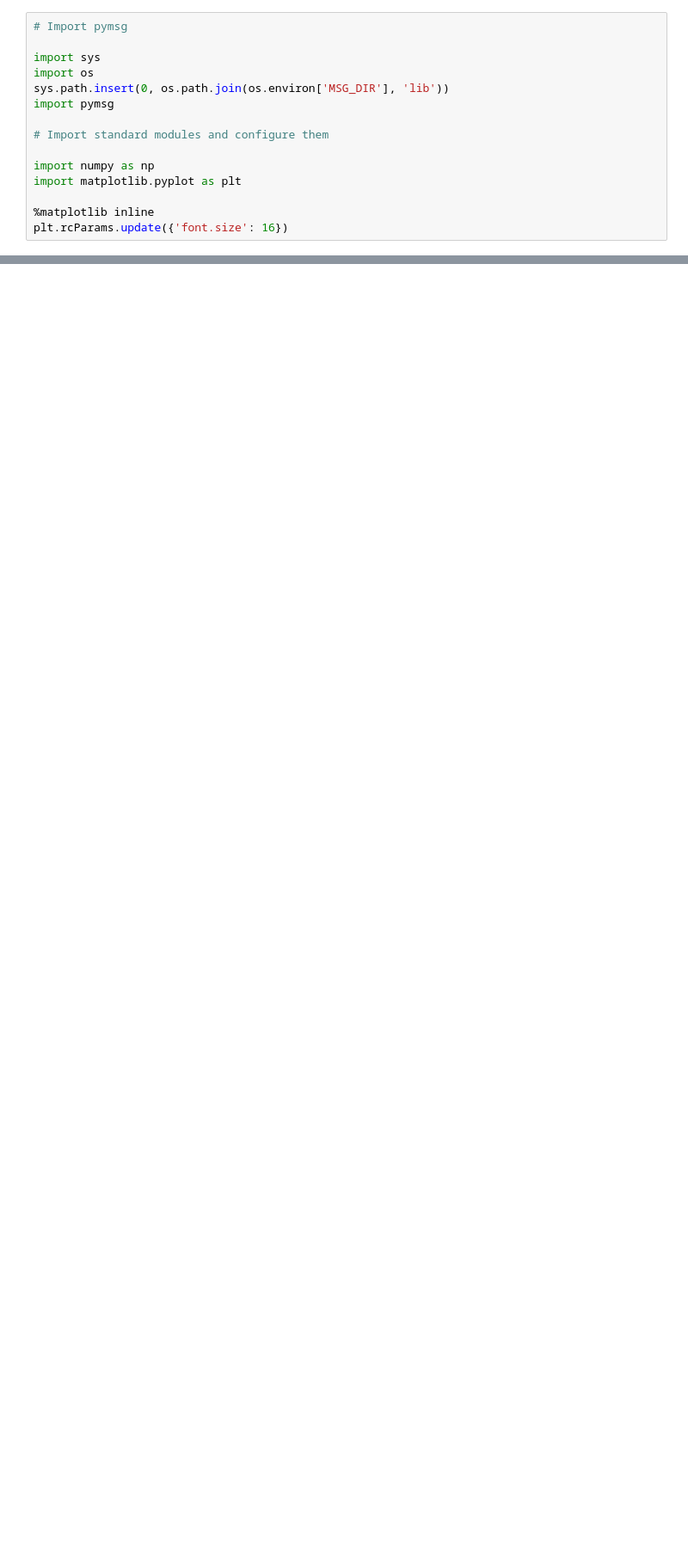
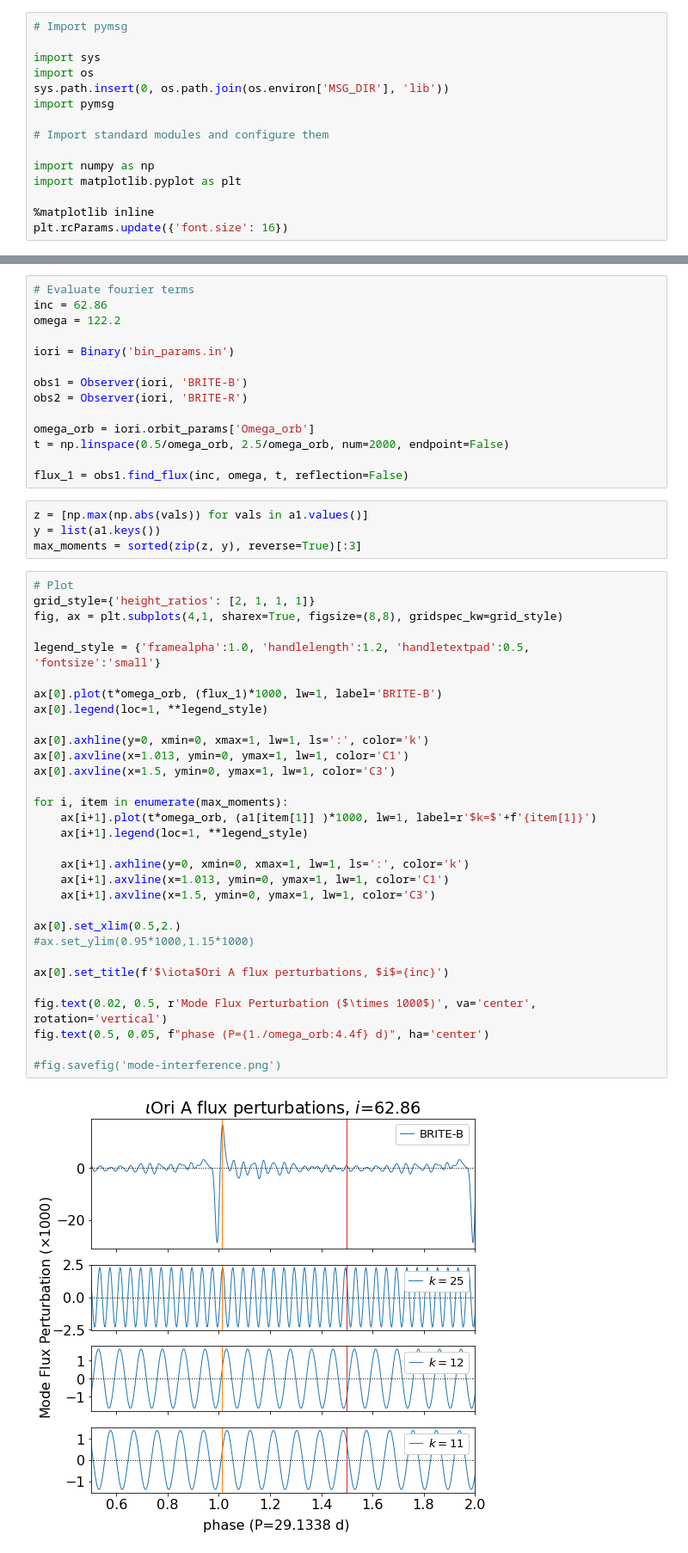
Before and after one commit to aaronesque/gyre-lc, a Jupyter notebook: iOri-lightcurve.ipynb, the cells around one changed output, grey strips where cells are left out. Shown: that part at 86% size. Drawn from its saved outputs; the diff is of its cells as text; blank space fills up the shorter version.

```diff
--- a/iOri-lightcurve.ipynb
+++ b/iOri-lightcurve.ipynb
@@ -834,0 +197,51 @@ ValueError: Could not lookup ld_coeffs for ld_coeffs_source_bol@primary@star@com
+# %%
+# Evaluate fourier terms
+inc = 62.86
+omega = 122.2
+
+iori = Binary('bin_params.in')
+
+obs1 = Observer(iori, 'BRITE-B')
+obs2 = Observer(iori, 'BRITE-R')
+
+omega_orb = iori.orbit_params['Omega_orb']
+t = np.linspace(0.5/omega_orb, 2.5/omega_orb, num=2000, endpoint=False)
+
+flux_1 = obs1.find_flux(inc, omega, t, reflection=False)
+# %%
+z = [np.max(np.abs(vals)) for vals in a1.values()]
+y = list(a1.keys())
+max_moments = sorted(zip(z, y), reverse=True)[:3]
+# %%
+# Plot
+grid_style={'height_ratios': [2, 1, 1, 1]}
+fig, ax = plt.subplots(4,1, sharex=True, figsize=(8,8), gridspec_kw=grid_style)
+
+legend_style = {'framealpha':1.0, 'handlelength':1.2, 'handletextpad':0.5, 'fontsize':'small'}
+
+ax[0].plot(t*omega_orb, (flux_1)*1000, lw=1, label='BRITE-B')
+ax[0].legend(loc=1, **legend_style)
+
+ax[0].axhline(y=0, xmin=0, xmax=1, lw=1, ls=':', color='k')
+ax[0].axvline(x=1.013, ymin=0, ymax=1, lw=1, color='C1')
+ax[0].axvline(x=1.5, ymin=0, ymax=1, lw=1, color='C3')
+
+for i, item in enumerate(max_moments):
+    ax[i+1].plot(t*omega_orb, (a1[item[1]] )*1000, lw=1, label=r'$k=$'+f'{item[1]}')
+    ax[i+1].legend(loc=1, **legend_style)
+
+    ax[i+1].axhline(y=0, xmin=0, xmax=1, lw=1, ls=':', color='k')
+    ax[i+1].axvline(x=1.013, ymin=0, ymax=1, lw=1, color='C1')
+    ax[i+1].axvline(x=1.5, ymin=0, ymax=1, lw=1, color='C3')
+
+ax[0].set_xlim(0.5,2.)
+#ax.set_ylim(0.95*1000,1.15*1000)
+
+ax[0].set_title(f'$\iota$Ori A flux perturbations, $i$={inc}')
+
+fig.text(0.02, 0.5, r'Mode Flux Perturbation ($\times 1000$)', va='center', rotation='vertical')
+fig.text(0.5, 0.05, f"phase (P={1./omega_orb:4.4f} d)", ha='center')
+
+#fig.savefig('mode-interference.png')
+# %% [output]
+[figure, added]
```
Also changed, not shown: parts of 50 cells of this notebook, 8 other files.
